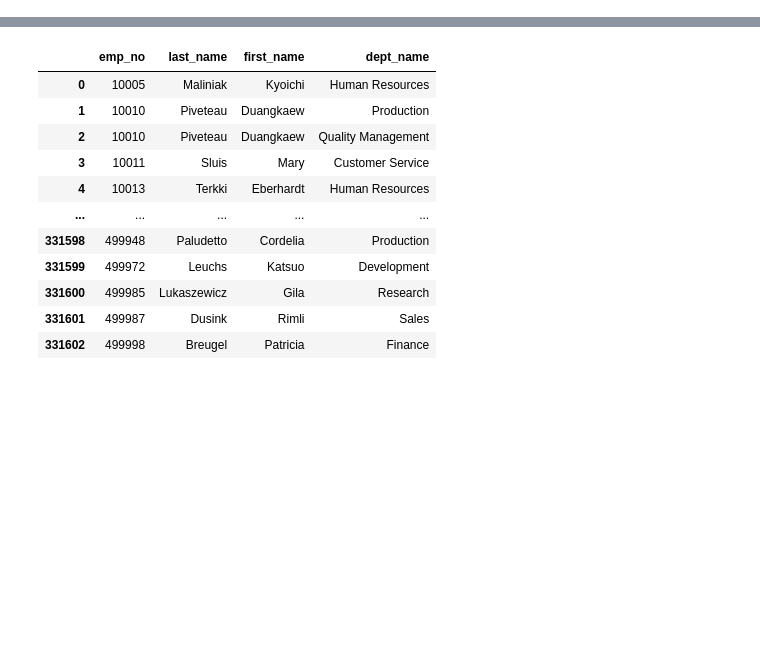
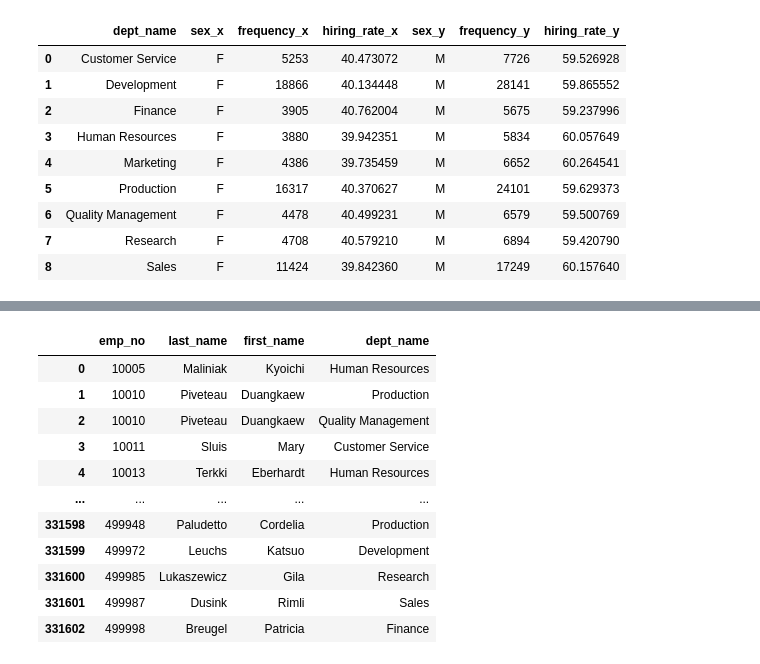
Before and after one commit to DylanRCastillo/HP-Employee-Analysis, a Jupyter notebook: Connecting to Database/main.ipynb, the cells around one changed output, grey strips where cells are left out. Drawn from its saved outputs; the diff is of its cells as text; code cells hidden in the pictures; blank space fills up the shorter version.

```diff
--- a/Connecting to Database/main.ipynb
+++ b/Connecting to Database/main.ipynb
@@ -67,0 +59,23 @@ salaries.head()
+# %%
+#Hiring rate percentages in 1980s
+total_frequency1980 = employees_1980s.drop('sex',axis=1).groupby(employees_1980s['dept_name']).sum().reset_index()
+
+females_frequency1980 = employees_1980s.loc[employees_1980s['sex']=='F'].reset_index().drop('index',axis=1)
+females_frequency1980['hiring_rate'] = (females_frequency1980['frequency']/total_frequency1980['frequency'].astype('float')*100)
+
+males_frequency1980 = employees_1980s.loc[employees_1980s['sex']=='M'].reset_index().drop('index',axis=1)
+males_frequency1980['hiring_rate'] = (males_frequency1980['frequency']/total_frequency1980['frequency'].astype('float')*100)
+
+joined_df_1980s = females_frequency1980.merge(males_frequency1980, on=['dept_name'])
+joined_df_1980s
+# %% [output]
+|  | dept_name | sex_x | frequency_x | hiring_rate_x | sex_y | frequency_y | hiring_rate_y |
+| 0 | Customer Service | F | 5253 | 40.473072 | M | 7726 | 59.526928 |
+| 1 | Development | F | 18866 | 40.134448 | M | 28141 | 59.865552 |
+| 2 | Finance | F | 3905 | 40.762004 | M | 5675 | 59.237996 |
+| 3 | Human Resources | F | 3880 | 39.942351 | M | 5834 | 60.057649 |
+| 4 | Marketing | F | 4386 | 39.735459 | M | 6652 | 60.264541 |
+| 5 | Production | F | 16317 | 40.370627 | M | 24101 | 59.629373 |
+| 6 | Quality Management | F | 4478 | 40.499231 | M | 6579 | 59.500769 |
+| 7 | Research | F | 4708 | 40.579210 | M | 6894 | 59.420790 |
+| 8 | Sales | F | 11424 | 39.842360 | M | 17249 | 60.157640 |
```
Also changed, not shown: parts of 33 cells of this notebook, 7 other files.
